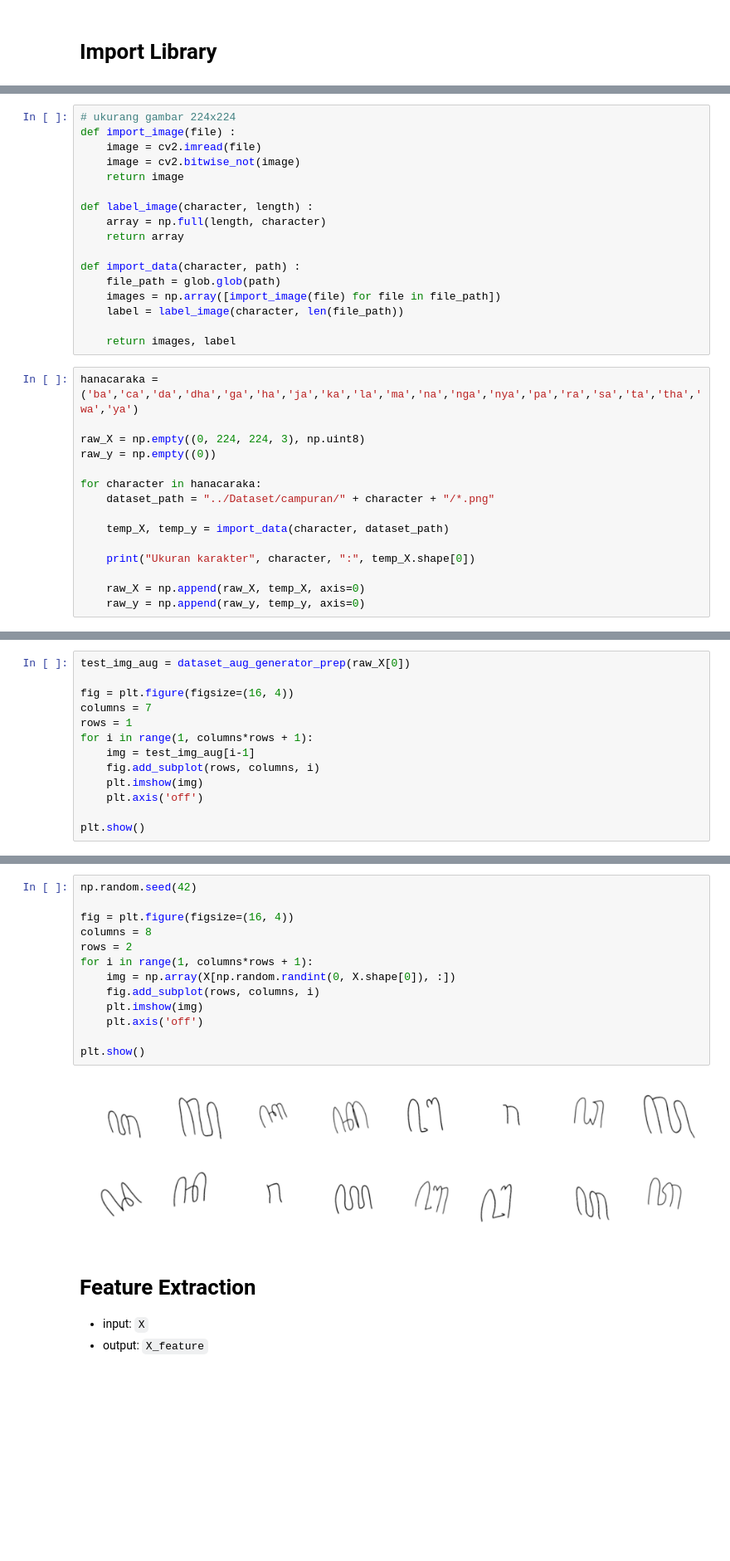
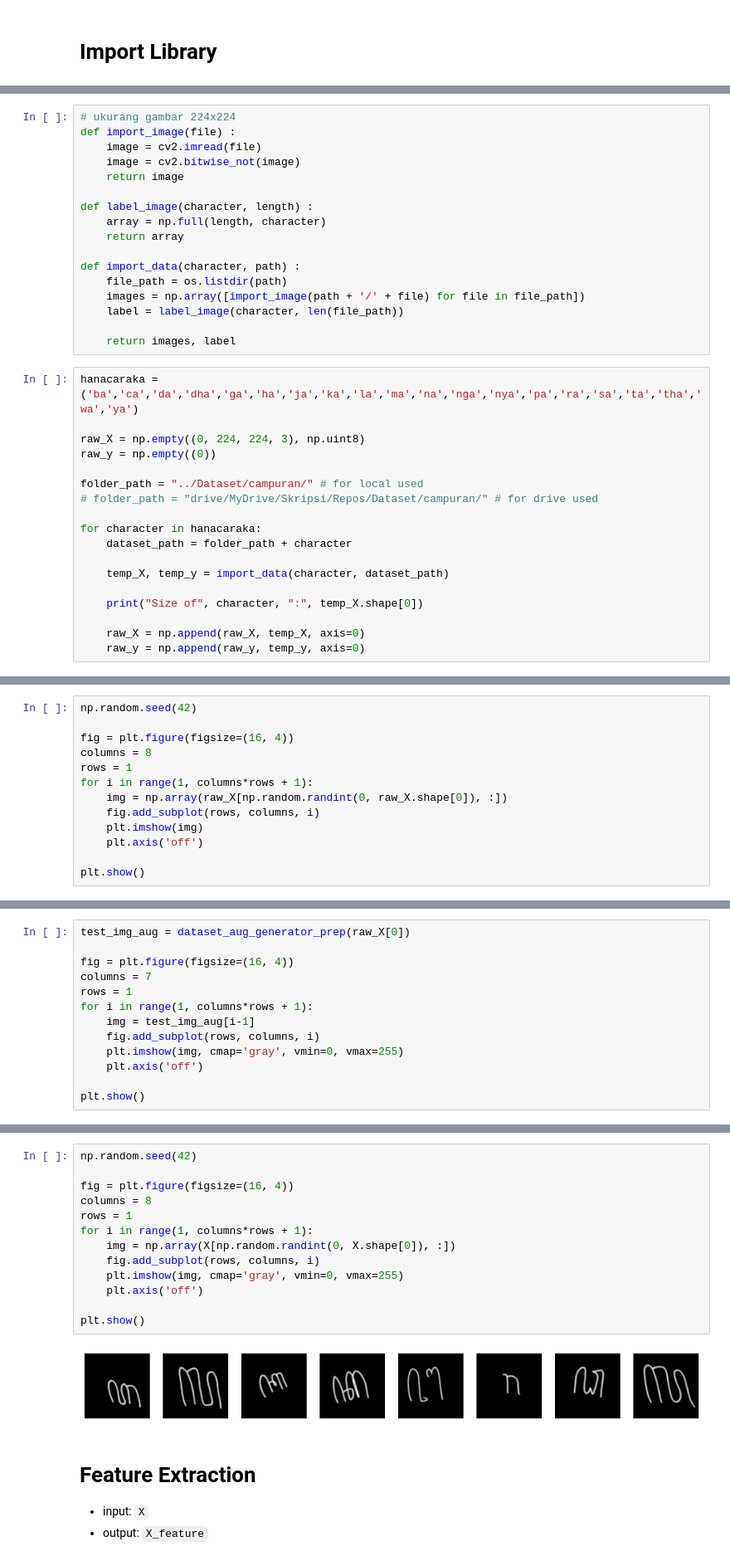
Before and after one commit to RTAgung/tugas-akhir, a Jupyter notebook: Code/campuran-SIFT.ipynb, the cells around one changed output, grey strips where cells are left out. Shown at 83% size. Drawn from its saved outputs; the diff is of its cells as text; blank space fills up the shorter version.

Commit message:
finish code for skripsi

```diff
--- a/Code/campuran-SIFT.ipynb
+++ b/Code/campuran-SIFT.ipynb
@@ -51,8 +62,8 @@ def label_image(character, length) :
     return array
 
 def import_data(character, path) :
-    file_path = glob.glob(path)
-    images = np.array([import_image(file) for file in file_path])
+    file_path = os.listdir(path)
+    images = np.array([import_image(path + '/' + file) for file in file_path])
     label = label_image(character, len(file_path))
 
     return images, label
@@ -62,12 +73,15 @@ hanacaraka = ('ba','ca','da','dha','ga','ha','ja','ka','la','ma','na','nga','nya
 raw_X = np.empty((0, 224, 224, 3), np.uint8)
 raw_y = np.empty((0))
 
+folder_path = "../Dataset/campuran/" # for local used
+# folder_path = "drive/MyDrive/Skripsi/Repos/Dataset/campuran/" # for drive used
+
 for character in hanacaraka:
-    dataset_path = "../Dataset/campuran/" + character + "/*.png"
+    dataset_path = folder_path + character
 
     temp_X, temp_y = import_data(character, dataset_path)
 
-    print("Ukuran karakter", character, ":", temp_X.shape[0])
+    print("Size of", character, ":", temp_X.shape[0])
 
     raw_X = np.append(raw_X, temp_X, axis=0)
     raw_y = np.append(raw_y, temp_y, axis=0)
@@ -101,0 +118,13 @@ Dimensi gambar: (224, 224, 3)
+# %%
+np.random.seed(42)
+
+fig = plt.figure(figsize=(16, 4))
+columns = 8
+rows = 1
+for i in range(1, columns*rows + 1):
+    img = np.array(raw_X[np.random.randint(0, raw_X.shape[0]), :])
+    fig.add_subplot(rows, columns, i)
+    plt.imshow(img)
+    plt.axis('off')
+
+plt.show()
@@ -187,7 +228,7 @@ rows = 1
 for i in range(1, columns*rows + 1):
     img = test_img_aug[i-1]
     fig.add_subplot(rows, columns, i)
-    plt.imshow(img)
+    plt.imshow(img, cmap='gray', vmin=0, vmax=255)
     plt.axis('off')
 
 plt.show()
@@ -210,18 +257,18 @@ X.shape
 # %%
 np.random.seed(42)
 
 fig = plt.figure(figsize=(16, 4))
 columns = 8
-rows = 2
+rows = 1
 for i in range(1, columns*rows + 1):
     img = np.array(X[np.random.randint(0, X.shape[0]), :])
     fig.add_subplot(rows, columns, i)
-    plt.imshow(img)
+    plt.imshow(img, cmap='gray', vmin=0, vmax=255)
     plt.axis('off')
 
 plt.show()
 # %% [output]
-[figure, old version]
+[figure, new version]
 # %% [markdown]
 # Feature Extraction
 
```
Also changed, not shown: parts of 94 cells of this notebook, 5 other files.
